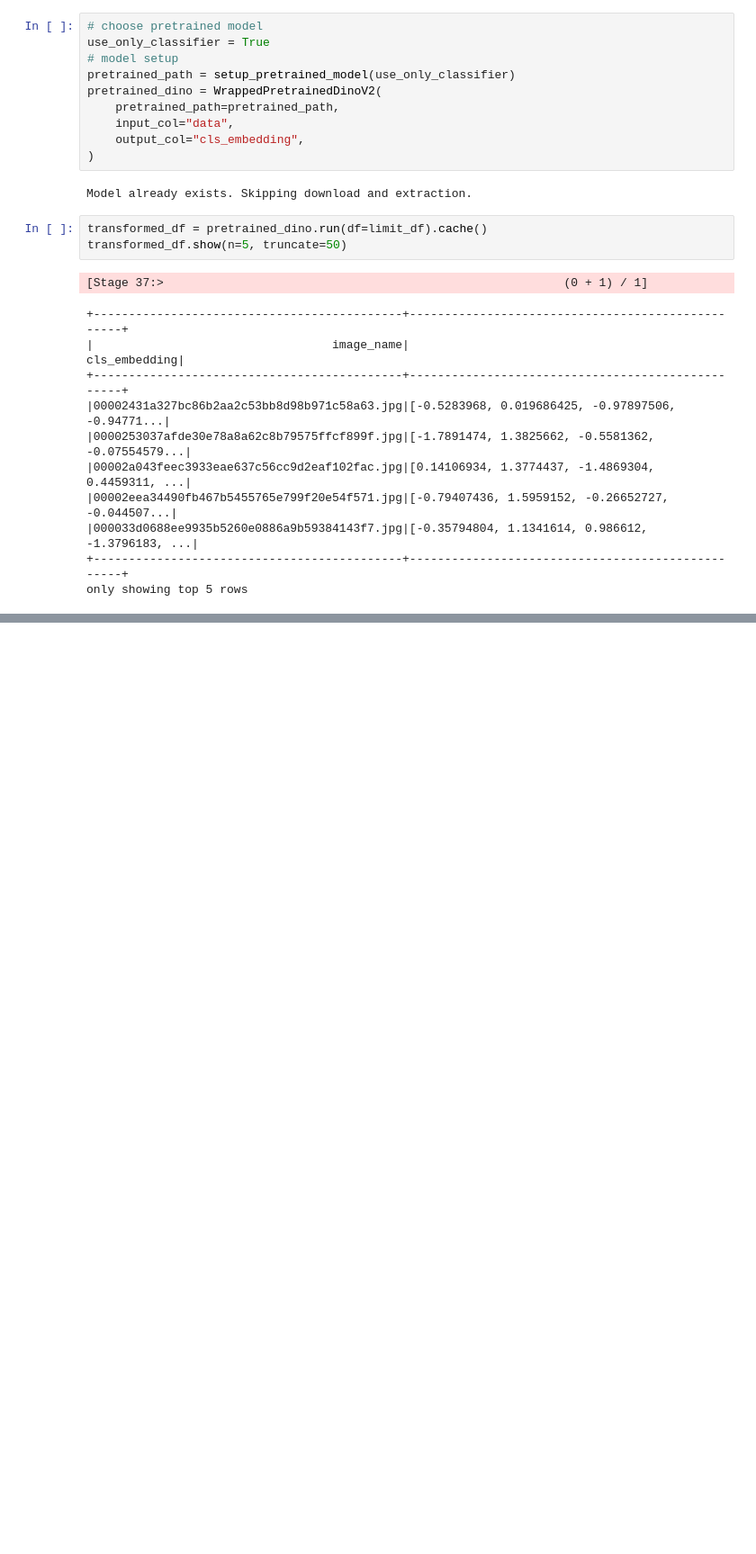
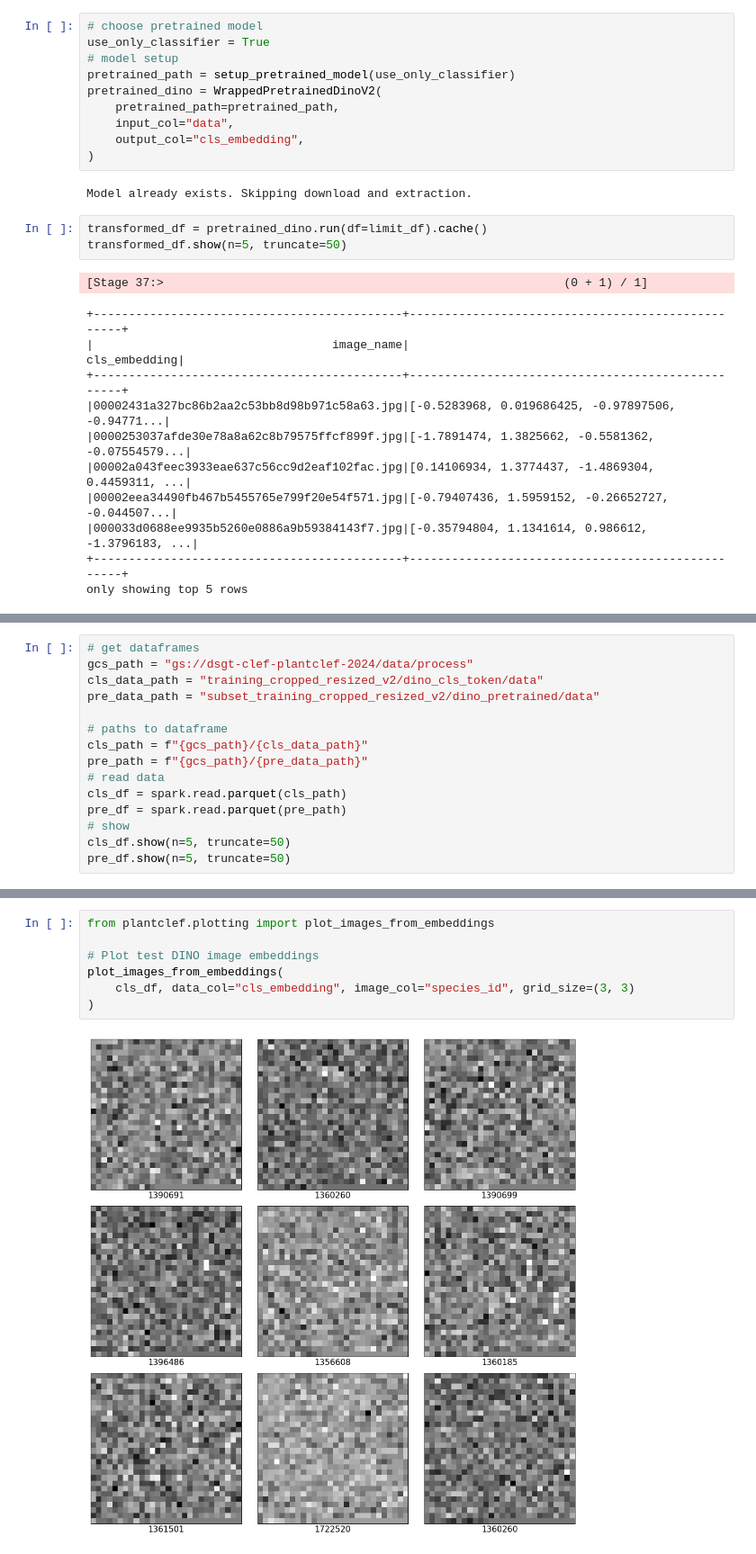
Before and after one commit to dsgt-kaggle-clef/plantclef-2024, a Jupyter notebook: notebooks/modeling/20240518-mg-wrapped-dino-pretrained.ipynb, the cells around one changed output, grey strips where cells are left out. Shown at 90% size. Drawn from its saved outputs; the diff is of its cells as text; blank space fills up the shorter version.

```diff
--- a/notebooks/modeling/20240518-mg-wrapped-dino-pretrained.ipynb
+++ b/notebooks/modeling/20240518-mg-wrapped-dino-pretrained.ipynb
@@ -183,0 +186,15 @@ only showing top 5 rows
+# %%
+# get dataframes
+gcs_path = "gs://dsgt-clef-plantclef-2024/data/process"
+cls_data_path = "training_cropped_resized_v2/dino_cls_token/data"
+pre_data_path = "subset_training_cropped_resized_v2/dino_pretrained/data"
+
+# paths to dataframe
+cls_path = f"{gcs_path}/{cls_data_path}"
+pre_path = f"{gcs_path}/{pre_data_path}"
+# read data
+cls_df = spark.read.parquet(cls_path)
+pre_df = spark.read.parquet(pre_path)
+# show
+cls_df.show(n=5, truncate=50)
+pre_df.show(n=5, truncate=50)
@@ -183,0 +223,9 @@ only showing top 5 rows
+# %%
+from plantclef.plotting import plot_images_from_embeddings
+
+# Plot test DINO image embeddings
+plot_images_from_embeddings(
+    cls_df, data_col="cls_embedding", image_col="species_id", grid_size=(3, 3)
+)
+# %% [output]
+[figure, added]
```
Also changed, not shown: parts of 5 cells of this notebook, 5 other files.
